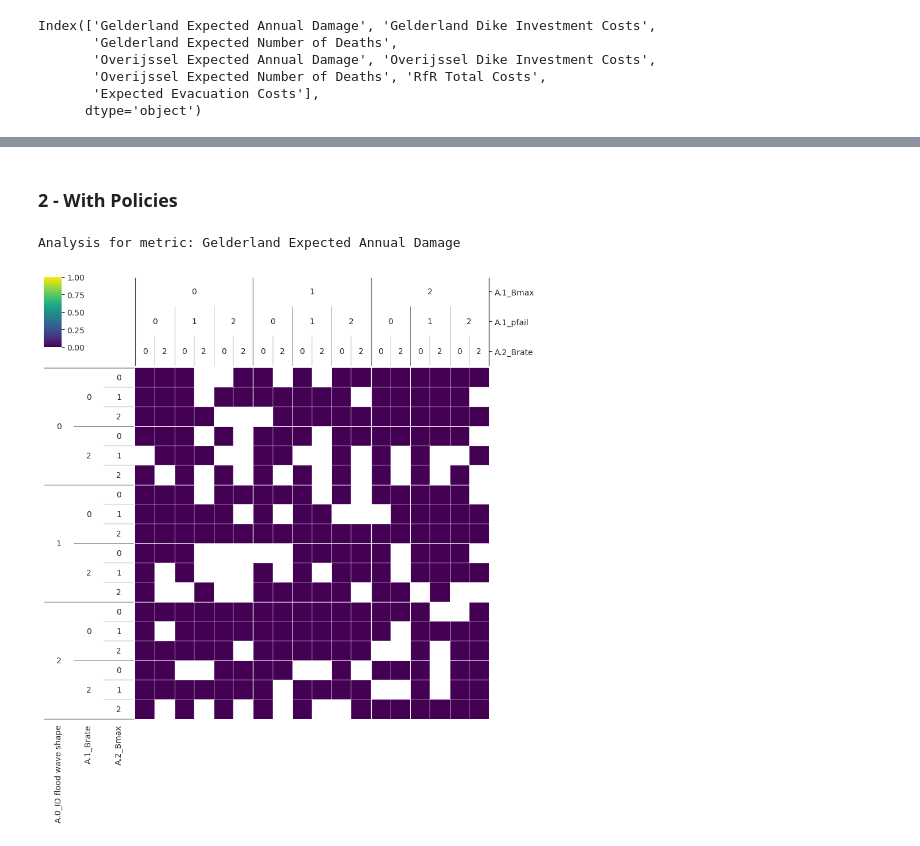
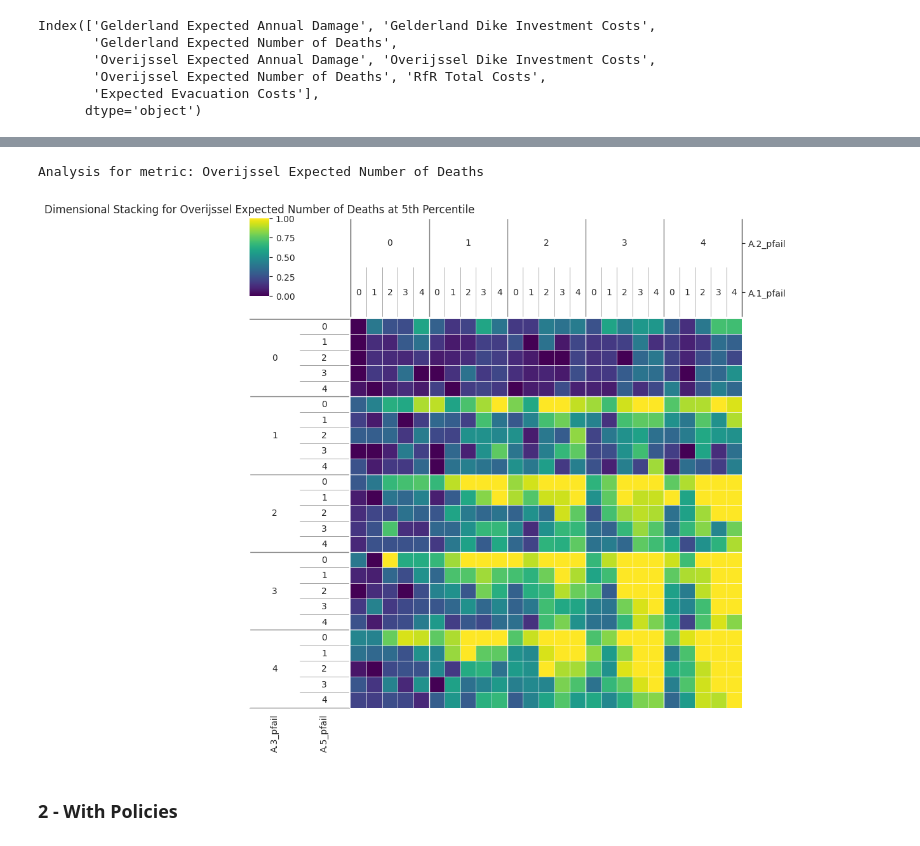
Before and after one commit to juliarozenberg/MBDM, a Jupyter notebook: final assignment/Dimensional_Stacking.ipynb, the cells around one changed output, grey strips where cells are left out. Drawn from its saved outputs; the diff is of its cells as text; code cells hidden in the pictures.

```diff
--- a/final assignment/Dimensional_Stacking.ipynb
+++ b/final assignment/Dimensional_Stacking.ipynb
@@ -101,3 +69,8 @@ Analysis for metric: Expected Evacuation Costs
+# %%
+plot_dimensional_stacking(df_experiments_no_policy_7k, df_outcomes_no_policy_7k, uncertainties, 'Overijssel Expected Number of Deaths', percentile=5)
+# %% [output]
+Analysis for metric: Overijssel Expected Number of Deaths
+[figure, added]
 # %% [markdown]
 ### 2 - With Policies
 # %%
@@ -105,6 +78 @@ df_experiments_policy = pd.read_csv('experiments(policy).csv')
 df_outcomes_policy = pd.read_csv('outcomes(policy).csv')
-# %%
-plot_dimensional_stacking(df_experiments_policy, df_outcomes_policy, uncertainties, metrics[0], percentile=25)
-# %% [output]
-Analysis for metric: Gelderland Expected Annual Damage
-[figure, removed]
```
Also changed, not shown: parts of 27 cells of this notebook, 3 other files.
